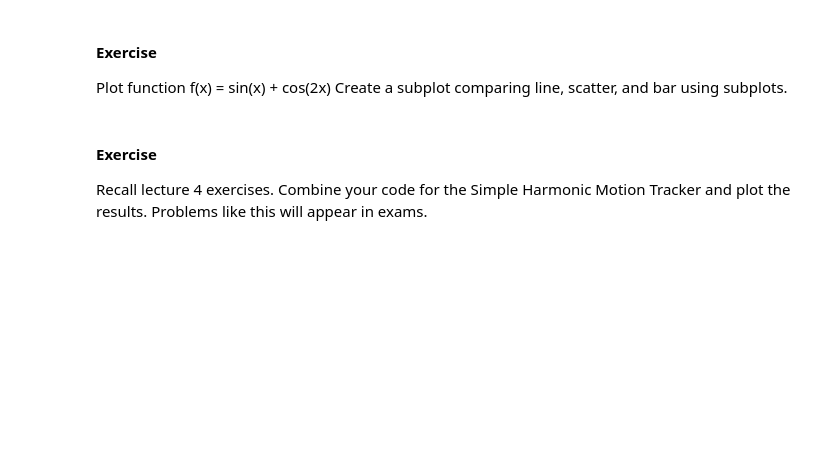
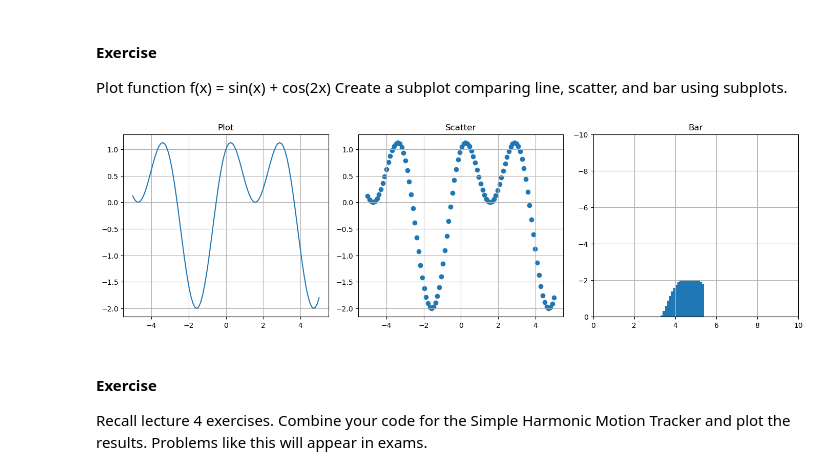
Before and after one commit to ramiroelena/ramiroelenaSU, a Jupyter notebook: Lecture 6_python_plotting.ipynb, the cells around one changed output. Saved outputs shown, nothing was run; the diff lists cells and outputs as text; code cells hidden in the pictures; blank space fills up the shorter version.

```diff
--- a/Lecture 6_python_plotting.ipynb
+++ b/Lecture 6_python_plotting.ipynb
@@ -170,3 +259,19 @@ Create a subplot comparing line, scatter, and bar using subplots.
+# %%
+import matplotlib.pyplot as plt
+import numpy as np
+x = np.linspace(-5, 5, 100)
+y = np.sin(x) + np.cos(2 * x)
+
+plt.figure(figsize=(14, 8))
+plt.subplot(2, 3, 1); plt.plot(x, y); plt.title('Plot'); plt.grid()
+plt.subplot(2, 3, 2); plt.scatter(x, y); plt.title('Scatter'); plt.grid()
+plt.subplot(2, 3, 3); plt.bar(x, y); plt.title('Bar'); plt.grid()
+plt.xlim(0, 10)
+plt.ylim(0, -10)
+plt.tight_layout()
+plt.show()
+# %% [output]
+[figure, added]
 # %% [markdown]
 #### Exercise
 Recall lecture 4 exercises. Combine your code for the Simple Harmonic Motion Tracker and plot the results.
```
Also changed, not shown: parts of 16 cells of this notebook.
